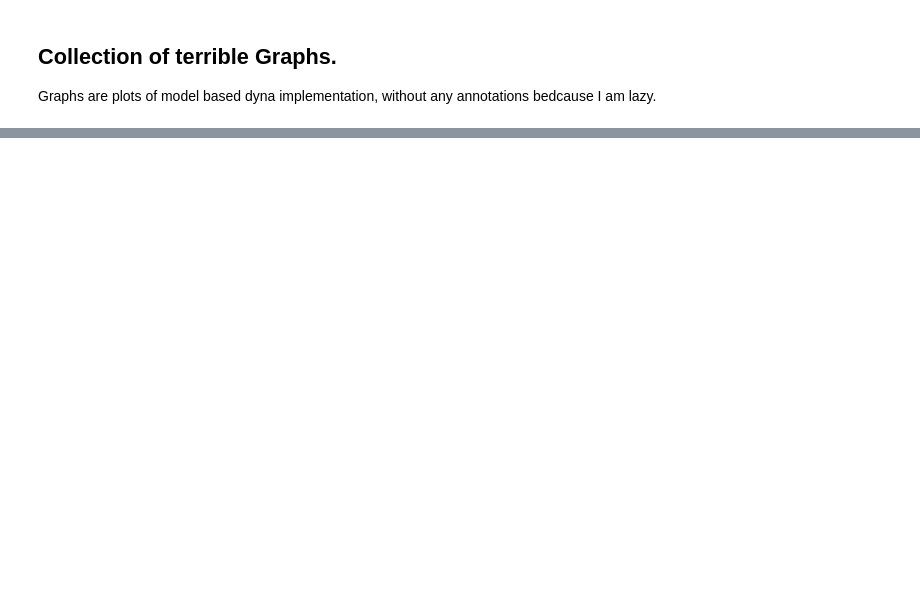
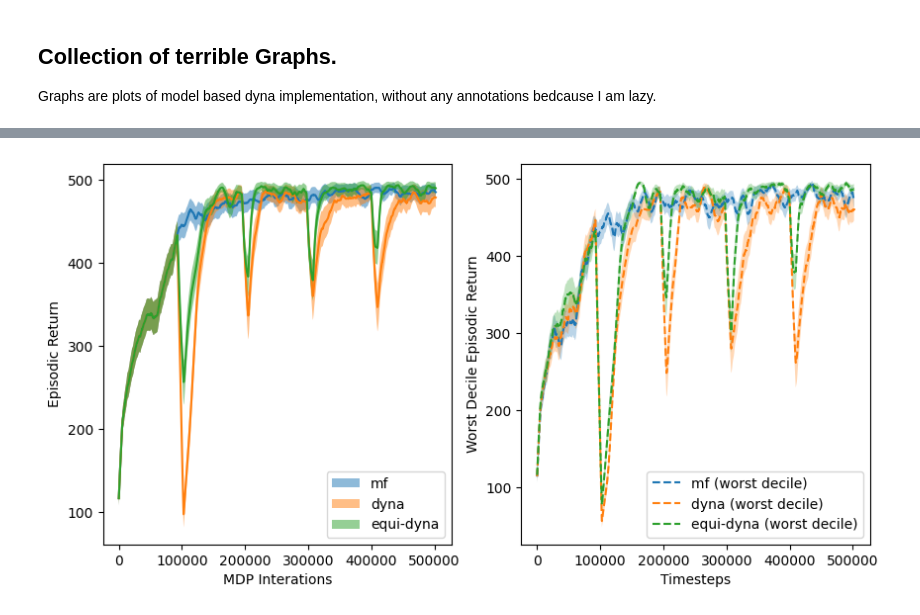
Before and after one commit to seancraven/mono_ms, a Jupyter notebook: dyna/trial.ipynb, the cells around one changed output, grey strips where cells are left out. Drawn from its saved outputs; the diff is of its cells as text; code cells hidden in the pictures; blank space fills up the shorter version.

```diff
--- a/dyna/trial.ipynb
+++ b/dyna/trial.ipynb
@@ -22,6 +10,0 @@ free_results = free_dyna_train_fn(rng)
-# %%
-result_train_state , loss_info = results
-mf_loss, mf_traj, p_loss, p_traj, m_loss = loss_info
-
-free_r_t_s , loss_info = free_results
-f_mf_l, f_mf_t, _, _, _= loss_info
@@ -107 +36,52 @@ Text(0.5, 1.0, 'Planning Policy Loss')
+# %%
+import numpy as np
+import jax.numpy as jnp
+def moving_average(x, w=10000):
+    return np.convolve(x, np.ones(w), "valid") / w
+fig, ax = plt.subplots(1, 2, figsize=(10, 5))
+for res, name in zip(results, names):
+    _, info = res
+    traj = info[1]
+    acting_returns = traj.info["returned_episode_returns"].reshape(NUM_SEEDS, -1)
+    acting_returns_mean = jnp.mean(acting_returns, axis=0).reshape(-1)
+    acting_returns_std = jnp.std(acting_returns, axis=0).reshape(-1)/ np.sqrt(NUM_SEEDS)
+    acting_returns_mean = moving_average(acting_returns_mean)
+    acting_returns_std = moving_average(acting_returns_std)
+    lower = acting_returns_mean - acting_returns_std
+    upper = acting_returns_mean + acting_returns_std
+    x = jnp.arange(len(acting_returns_mean))
+    ax[0].plot(acting_returns_mean, )
+    ax[0].fill_between(jnp.arange(len(acting_returns_mean)), lower, upper, alpha=0.5,  label=name)
+    ax[0].legend()
+    ax[0].set_xlabel("MDP Interations")
+    ax[0].set_ylabel("Episodic Return")
+    cumulative_returns = np.cumsum(acting_returns.reshape(NUM_SEEDS, -1), axis=1)[:, -1]
+    assert cumulative_returns.shape == (NUM_SEEDS,), f"{cumulative_returns.shape}"
+    worst_decile = np.quantile(cumulative_returns, 0.3)
+    worst_mean = acting_returns[cumulative_returns < worst_decile].mean(axis=0)
+    worst_std = acting_returns[cumulative_returns < worst_decile].std(
+        axis=0
+    ) / np.sqrt(NUM_SEEDS)
+    worst_upper = worst_mean + worst_std
+    worst_lower = worst_mean - worst_std
+    ax[1].plot(
+        x,
+        moving_average(worst_mean),
+        label=f"{name} (worst decile)",
+        linestyle="--",
+    )
+    ax[1].fill_between(
+        x,
+        moving_average(worst_lower),
+        moving_average(worst_upper),
+        alpha=0.3,
+    )
+    ax[1].set_xlabel("Timesteps")
+    ax[1].set_ylabel("Worst Decile Episodic Return")
+
+ax[0].legend()
+ax[1].legend()
+fig.savefig("plots.png")
+# %% [output]
+[figure, added]
 # %%
```
Also changed, not shown: parts of 11 cells of this notebook, 9 other files.
